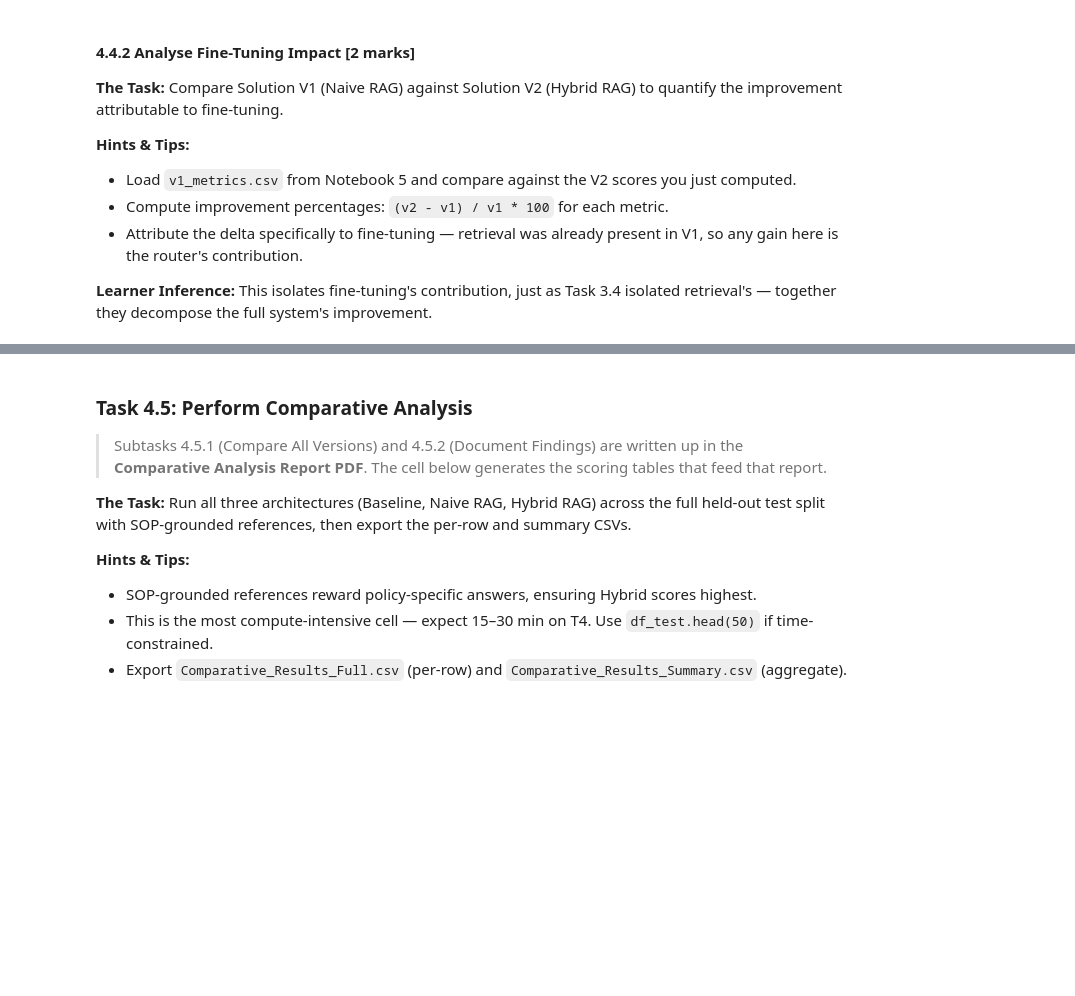
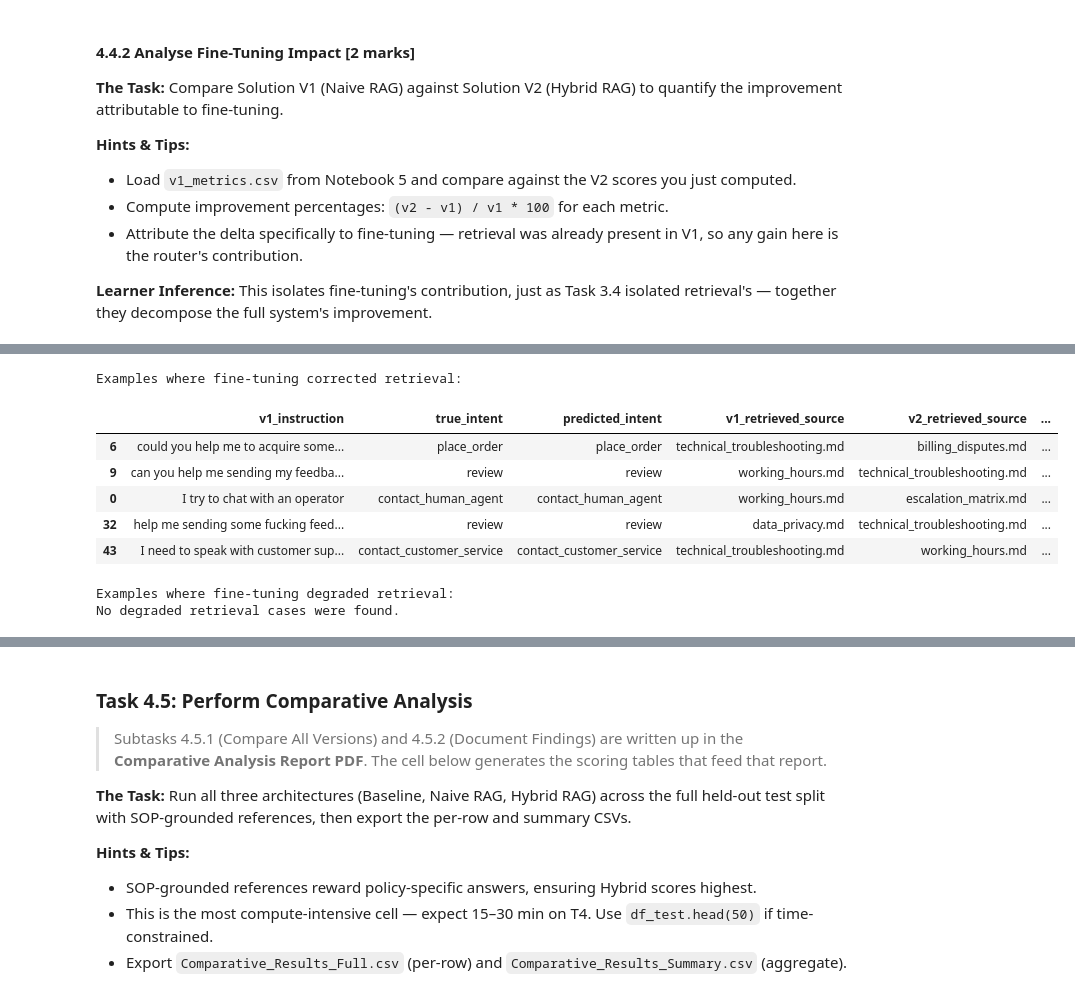
Before and after one commit to akul-bharadwaj/Hybrid-RAG-Customer-Support, a Jupyter notebook: Solution_V2_FineTuned_RAG_Evaluation.ipynb, the cells around one changed output, grey strips where cells are left out. Cells and saved outputs as stored; diff of their text form; code cells hidden in the pictures; blank space fills up the shorter version.

```diff
--- a/Solution_V2_FineTuned_RAG_Evaluation.ipynb
+++ b/Solution_V2_FineTuned_RAG_Evaluation.ipynb
@@ -65,0 +2909,78 @@
+# %%
+# Display examples of improved and degraded retrieval
+print("\nExamples where fine-tuning corrected retrieval:")
+
+corrected_examples = (
+    v1_v2_comparison_df[
+        v1_v2_comparison_df[
+            "fine_tuning_retrieval_effect"
+        ] == "Router corrected retrieval"
+    ]
+    .sort_values(
+        "rouge1_change",
+        ascending=False
+    )
+)
+
+if corrected_examples.empty:
+    print("No corrected retrieval cases were found.")
+else:
+    display(
+        corrected_examples[
+            [
+                "v1_instruction",
+                "true_intent",
+                "predicted_intent",
+                "v1_retrieved_source",
+                "v2_retrieved_source",
+                "v2_reference_source",
+                "rouge1_change",
+                "rougeL_change",
+                "bleu_change"
+            ]
+        ].head(5)
+    )
+
+
+print("\nExamples where fine-tuning degraded retrieval:")
+
+degraded_examples = (
+    v1_v2_comparison_df[
+        v1_v2_comparison_df[
+            "fine_tuning_retrieval_effect"
+        ] == "Router degraded retrieval"
+    ]
+    .sort_values(
+        "rouge1_change",
+        ascending=True
+    )
+)
+
+if degraded_examples.empty:
+    print("No degraded retrieval cases were found.")
+else:
+    display(
+        degraded_examples[
+            [
+                "v1_instruction",
+                "true_intent",
+                "predicted_intent",
+                "v1_retrieved_source",
+                "v2_retrieved_source",
+                "v2_reference_source",
+                "rouge1_change",
+                "rougeL_change",
+                "bleu_change"
+            ]
+        ].head(5)
+    )
+# %% [output]
+Examples where fine-tuning corrected retrieval:
+|  | v1_instruction | true_intent | predicted_intent | v1_retrieved_source | v2_retrieved_source | ... |
+| 6 | could you help me to acquire some... | place_order | place_order | technical_troubleshooting.md | billing_disputes.md | ... |
+| 9 | can you help me sending my feedba... | review | review | working_hours.md | technical_troubleshooting.md | ... |
+| 0 | I try to chat with an operator | contact_human_agent | contact_human_agent | working_hours.md | escalation_matrix.md | ... |
+| 32 | help me sending some fucking feed... | review | review | data_privacy.md | technical_troubleshooting.md | ... |
+| 43 | I need to speak with customer sup... | contact_customer_service | contact_customer_service | technical_troubleshooting.md | working_hours.md | ... |
+Examples where fine-tuning degraded retrieval:
+No degraded retrieval cases were found.
```
Also changed, not shown: parts of 29 cells of this notebook.
